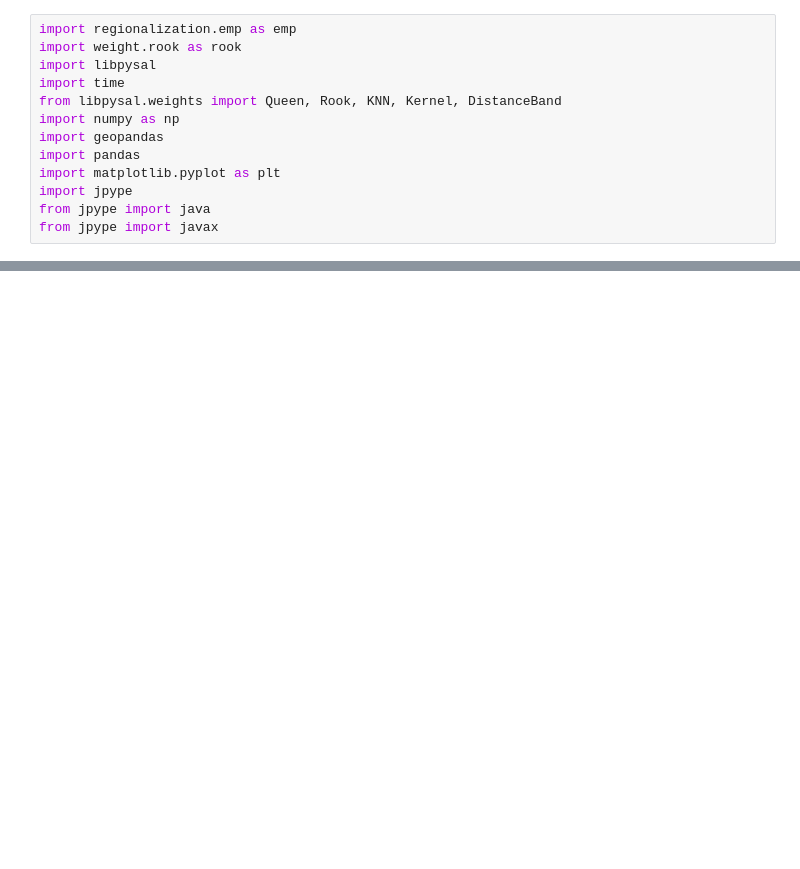
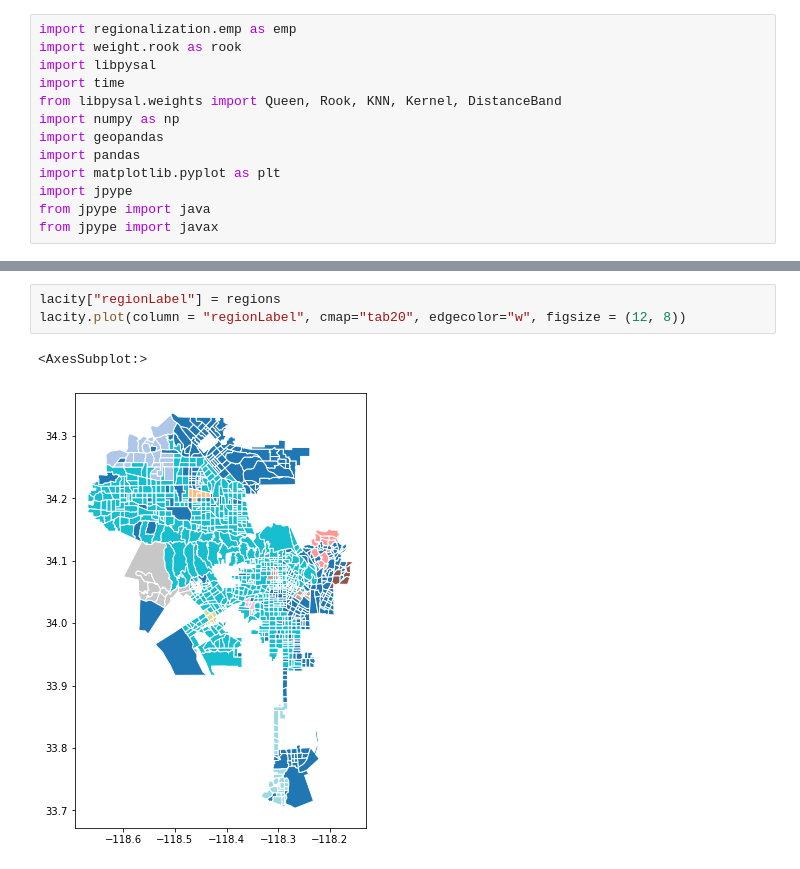
Before and after one commit to MagdyLab/Pyneapple, a Jupyter notebook: notebooks/EMP.ipynb, the cells around one changed output, grey strips where cells are left out. Cells and saved outputs as stored; diff of their text form; blank space fills up the shorter version.

```diff
--- a/notebooks/EMP.ipynb
+++ b/notebooks/EMP.ipynb
@@ -46,0 +105,6 @@ df.plot(column = "regionLabel", cmap="tab20",  edgecolor="w", figsize = (20, 30)
+# %%
+lacity["regionLabel"] = regions
+lacity.plot(column = "regionLabel", cmap="tab20", edgecolor="w", figsize = (12, 8))
+# %% [output]
+<AxesSubplot:>
+[figure, added]
```
Also changed, not shown: parts of 24 cells of this notebook, 26 other files.
